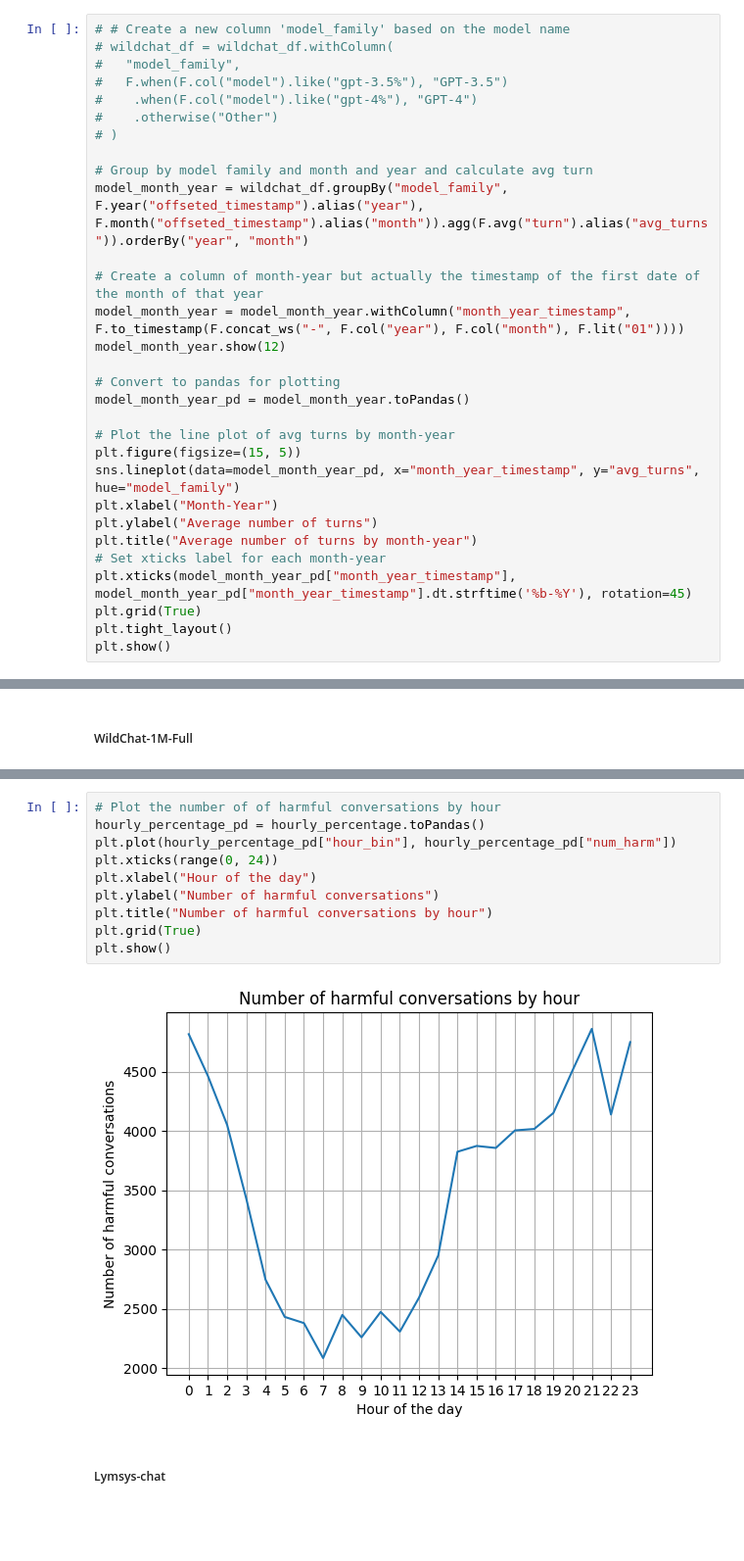
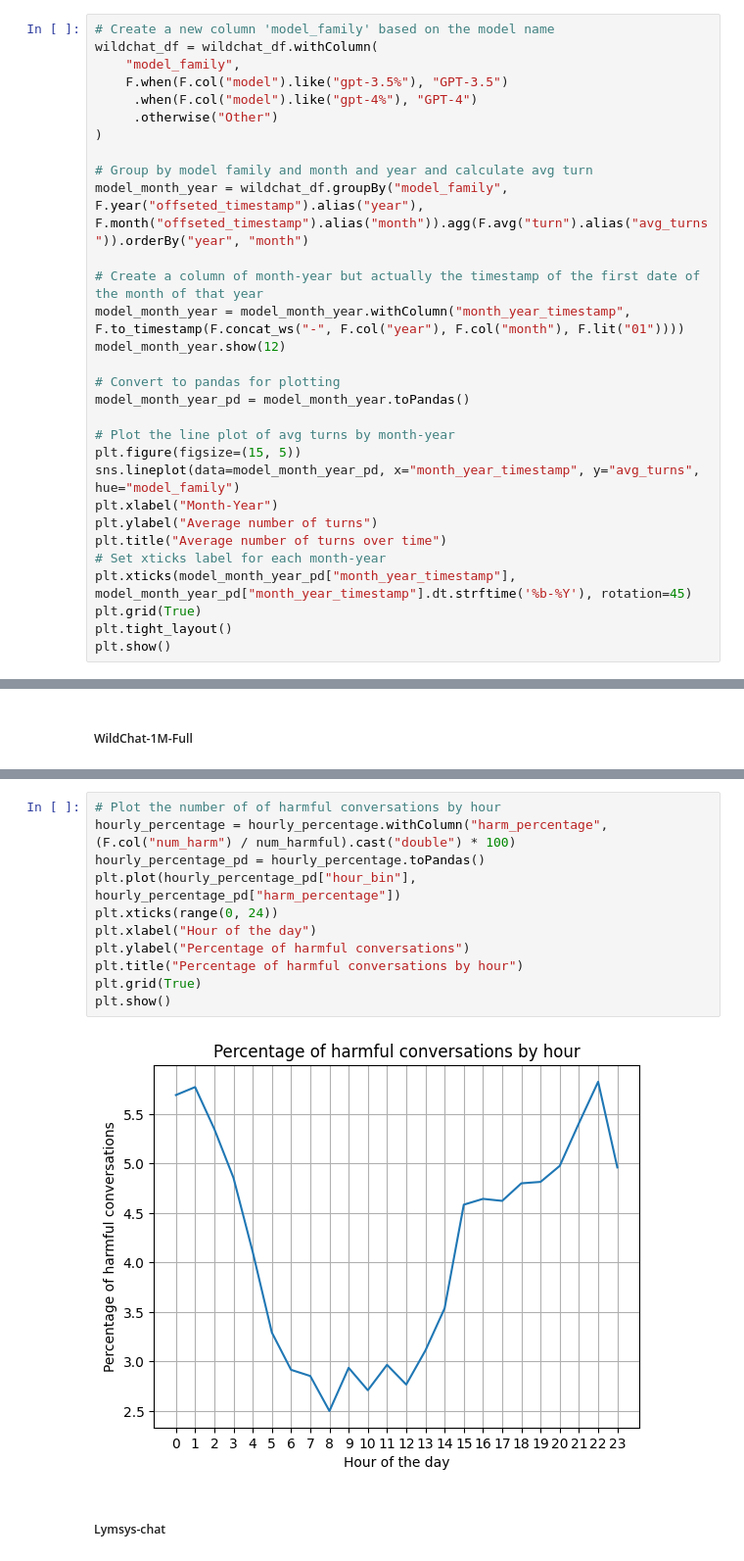
Before and after one commit to nlgkhoi/mbd-project-ut, a Jupyter notebook: khoi/notebook.ipynb, the cells around one changed output, grey strips where cells are left out. Shown at 98% size. Saved outputs shown, nothing was run; the diff lists cells and outputs as text; blank space fills up the shorter version.

```diff
--- a/khoi/notebook.ipynb
+++ b/khoi/notebook.ipynb
@@ -2324,11 +2335,11 @@ only showing top 12 rows
 # %%
-# # Create a new column 'model_family' based on the model name
-# wildchat_df = wildchat_df.withColumn(
-# 	"model_family",
-# 	F.when(F.col("model").like("gpt-3.5%"), "GPT-3.5")
-# 	 .when(F.col("model").like("gpt-4%"), "GPT-4")
-# 	 .otherwise("Other")
-# )
+# Create a new column 'model_family' based on the model name
+wildchat_df = wildchat_df.withColumn(
+	"model_family",
+	F.when(F.col("model").like("gpt-3.5%"), "GPT-3.5")
+	 .when(F.col("model").like("gpt-4%"), "GPT-4")
+	 .otherwise("Other")
+)
 
 # Group by model family and month and year and calculate avg turn
 model_month_year = wildchat_df.groupBy("model_family", F.year("offseted_timestamp").alias("year"), F.month("offseted_timestamp").alias("month")).agg(F.avg("turn").alias("avg_turns")).orderBy("year", "month")
@@ -2345,7 +2356,7 @@ plt.figure(figsize=(15, 5))
 sns.lineplot(data=model_month_year_pd, x="month_year_timestamp", y="avg_turns", hue="model_family")
 plt.xlabel("Month-Year")
 plt.ylabel("Average number of turns")
-plt.title("Average number of turns by month-year")
+plt.title("Average number of turns over time")
 # Set xticks label for each month-year
 plt.xticks(model_month_year_pd["month_year_timestamp"], model_month_year_pd["month_year_timestamp"].dt.strftime('%b-%Y'), rotation=45)
 plt.grid(True)
@@ -2988,15 +2999,16 @@ Number of harmful conversations: 83,546
 # %%
 # Plot the number of of harmful conversations by hour
+hourly_percentage = hourly_percentage.withColumn("harm_percentage", (F.col("num_harm") / num_harmful).cast("double") * 100)
 hourly_percentage_pd = hourly_percentage.toPandas()
-plt.plot(hourly_percentage_pd["hour_bin"], hourly_percentage_pd["num_harm"])
+plt.plot(hourly_percentage_pd["hour_bin"], hourly_percentage_pd["harm_percentage"])
 plt.xticks(range(0, 24))
 plt.xlabel("Hour of the day")
-plt.ylabel("Number of harmful conversations")
-plt.title("Number of harmful conversations by hour")
+plt.ylabel("Percentage of harmful conversations")
+plt.title("Percentage of harmful conversations by hour")
 plt.grid(True)
 plt.show()
 # %% [output]
-[figure, old version]
+[figure, new version]
 # %% [markdown]
 ##### Lymsys-chat
 # %%
```
Also changed, not shown: parts of 21 cells of this notebook, 22 other files.
